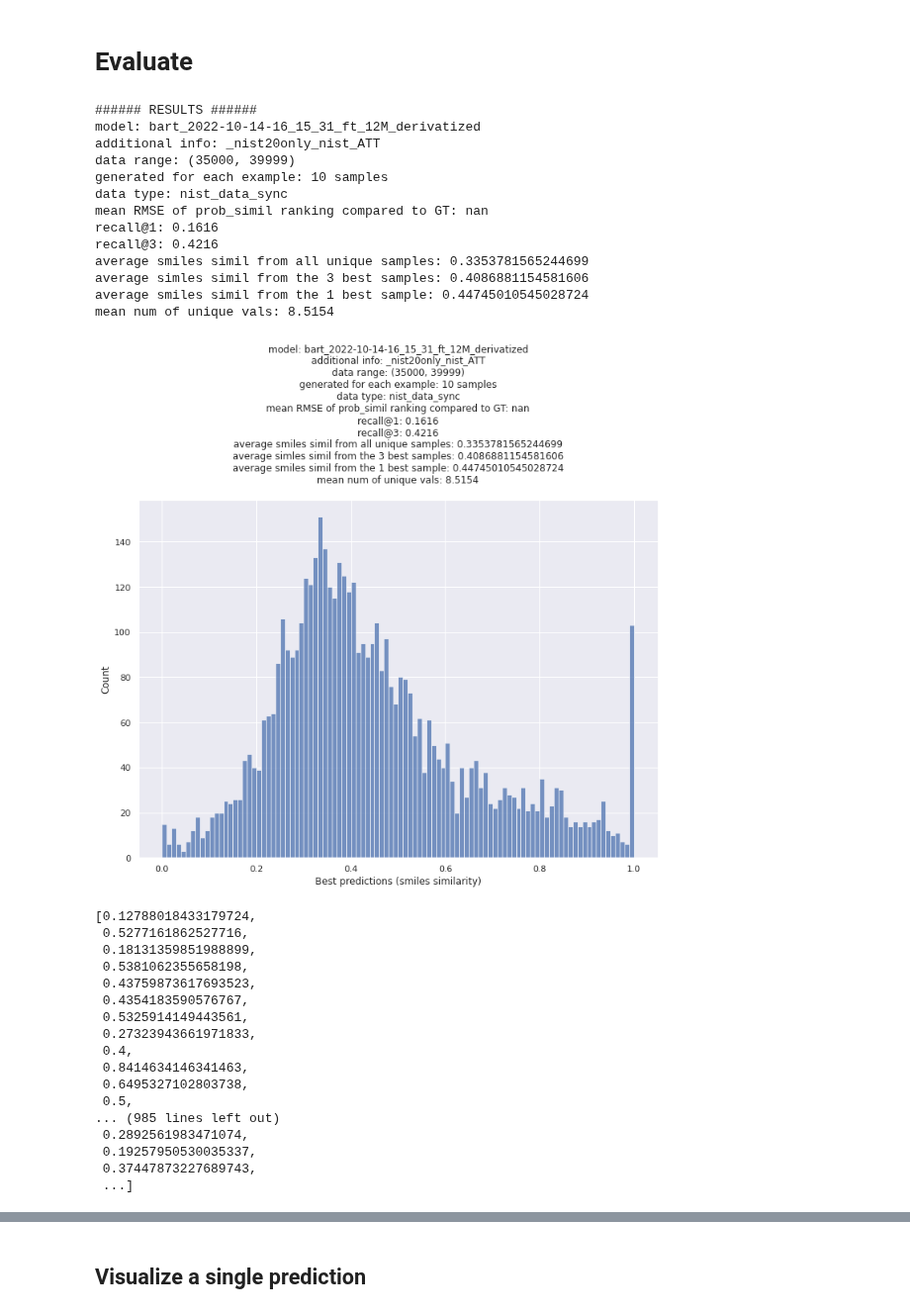
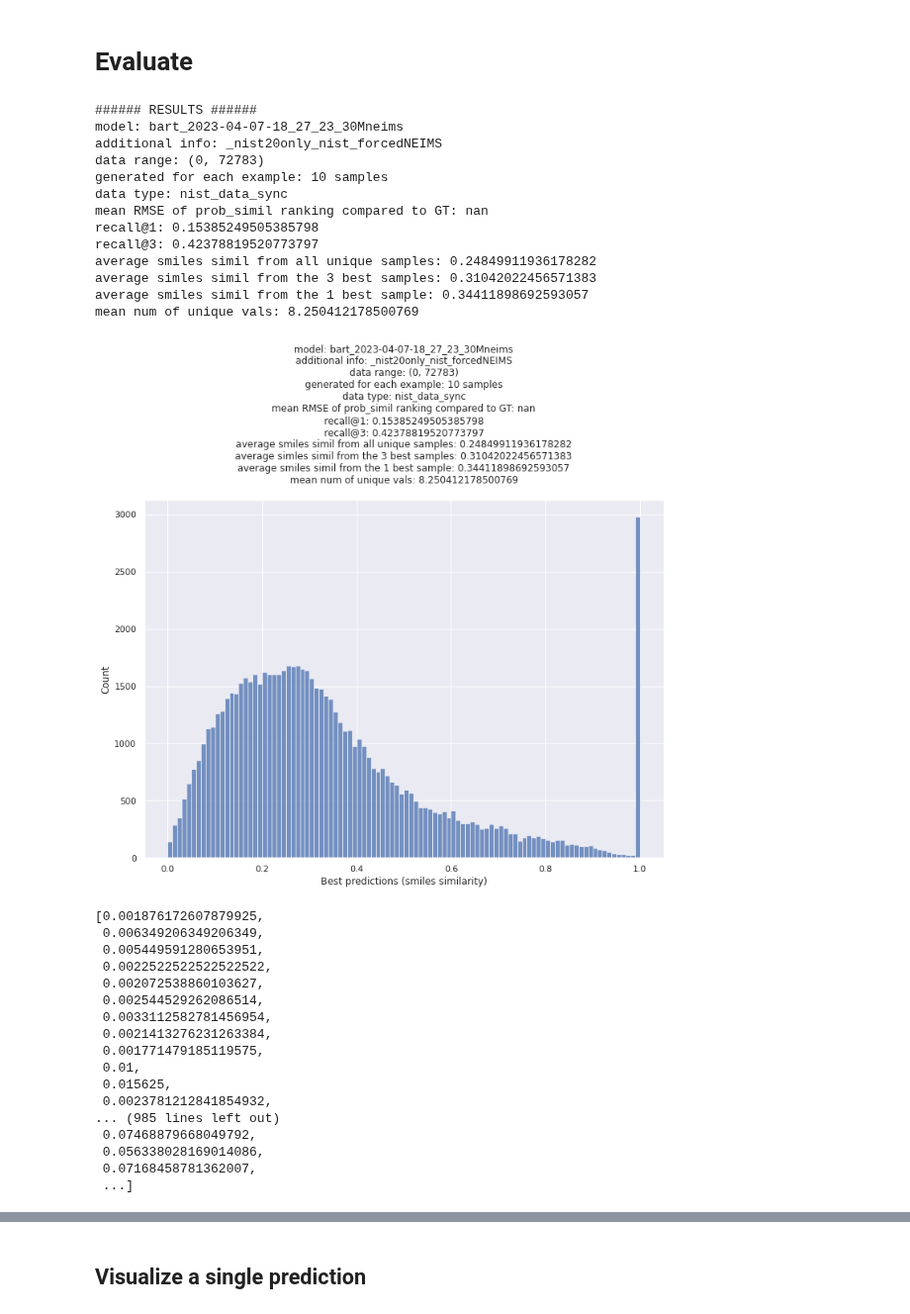
Before and after one commit to hejjack/SpecTRUM, a Jupyter notebook: eval_on_NIST_vs_NEIMS.ipynb, the cells around one changed output, grey strips where cells are left out. Shown at 99% size. Saved outputs shown, nothing was run; the diff lists cells and outputs as text; code cells hidden in the pictures.

Commit message:
changes after evaluation of 30M model

```diff
--- a/eval_on_NIST_vs_NEIMS.ipynb
+++ b/eval_on_NIST_vs_NEIMS.ipynb
@@ -55,7 +92,7 @@ tok = "./tokenizer/bbpe_tokenizer/bart_bbpe_1M_tokenizer.model"
 tokenizer = Tokenizer.from_file(tok)
 # %%
 # load spectra from .msp file
-nist20only_nist_spectra = load_from_msp("data/NIST/NIST_20only/NIST20_only_NIST.msp", metadata_harmonization=False)
-nist20only_neims_spectra = load_from_msp("data/NIST/NIST_20only/NIST20_only_NEIMS.msp", metadata_harmonization=False)
+nist20only_nist_spectra = load_from_msp("data/NIST/NIST20_only/NIST20_only_NIST.msp", metadata_harmonization=False)
+nist20only_neims_spectra = load_from_msp("data/NIST/NIST20_only/NIST20_only_NEIMS.msp", metadata_harmonization=False)
 # %%
 nist20only_nist_spectra
@@ -77,7 +148,7 @@ nist_data.data
 # init model
 global model_path
 # model_path = f'./checkpoints/bart_2022-10-14-16_15_31_ft_12M_derivatized/checkpoint-58536/'
-model_path = f'./checkpoints/bart_2022-10-14-16_15_31_ft_12M_derivatized/checkpoint-58536/'
+model_path = f'./checkpoints/bart_2023-04-07-18_27_23_30Mneims/checkpoint-1680000/'
 model_name = ''.join(model_path.split('/')[-3])
 model = BartSpektoForConditionalGeneration.from_pretrained(model_path)
 
@@ -88,7 +159,7 @@ model.to(device)
 
 # change some configs
 model.config.eos_token_id = 0
-model.config.bos_token_id = 3
+model.config.bos_token_id = tokenizer.
 model.config.pad_token_id = 2
 model.config.decoder_start_token_id = 3
 model.config.forced_eos_token_id = 0
@@ -121,47 +197,50 @@ neims_data_sync = SpectroDataset(df_neims_data_sync, eval_mode=True)
 # %%
 # evaluate NIST
-RANGE = range(35000,40000)
-additional_info = "_nist20only_nist_ATT"
+RANGE = range(0,len(df_nist_data_sync))
+additional_info = "_nist20only_nist_forcedNEIMS"
+source_ds = "neims" # nist, rassp, source1, source2, ...
+
 evaluate_range_opt2_prob(model,
                          model_name,
                          tokenizer,
                          nist_data_sync,
                          data_type="nist_data_sync",
                          data_range=RANGE,
                          additional_info=additional_info,
+                         gen_kwargs = {"forced_decoder_ids": [[0] + tokenizer.encode(f"<{source_ds}>").ids]},
                          gt_list=list(df_nist_data_sync["smiles"])[min(RANGE):max(RANGE)+1],
                          num_generated=10)
 # %% [output]
 ###### RESULTS ######
-model: bart_2022-10-14-16_15_31_ft_12M_derivatized
-additional info: _nist20only_nist_ATT
-data range: (35000, 39999)
+model: bart_2023-04-07-18_27_23_30Mneims
+additional info: _nist20only_nist_forcedNEIMS
+data range: (0, 72783)
 generated for each example: 10 samples
 data type: nist_data_sync
 mean RMSE of prob_simil ranking compared to GT: nan
-recall@1: 0.1616
-recall@3: 0.4216
-average smiles simil from all unique samples: 0.3353781565244699
-average simles simil from the 3 best samples: 0.4086881154581606
-average smiles simil from the 1 best sample: 0.44745010545028724
-mean num of unique vals: 8.5154
+recall@1: 0.15385249505385798
+recall@3: 0.42378819520773797
+average smiles simil from all unique samples: 0.24849911936178282
+average simles simil from the 3 best samples: 0.31042022456571383
+average smiles simil from the 1 best sample: 0.34411898692593057
+mean num of unique vals: 8.250412178500769
-[figure, old version]
+[figure, new version]
-[0.12788018433179724,
- 0.5277161862527716,
- 0.18131359851988899,
- 0.5381062355658198,
- 0.43759873617693523,
- 0.4354183590576767,
- 0.5325914149443561,
- 0.27323943661971833,
- 0.4,
- 0.8414634146341463,
- 0.6495327102803738,
- 0.5,
+[0.001876172607879925,
+ 0.006349206349206349,
+ 0.005449591280653951,
+ 0.0022522522522522522,
+ 0.002072538860103627,
+ 0.002544529262086514,
+ 0.0033112582781456954,
+ 0.0021413276231263384,
+ 0.001771479185119575,
+ 0.01,
+ 0.015625,
+ 0.0023781212841854932,
 ... (985 lines left out)
- 0.2892561983471074,
- 0.19257950530035337,
- 0.37447873227689743,
+ 0.07468879668049792,
+ 0.056338028169014086,
+ 0.07168458781362007,
  ...]
 # %%
 # evaluate NEIMS
```
Also changed, not shown: parts of 17 cells of this notebook, 45 other files.
